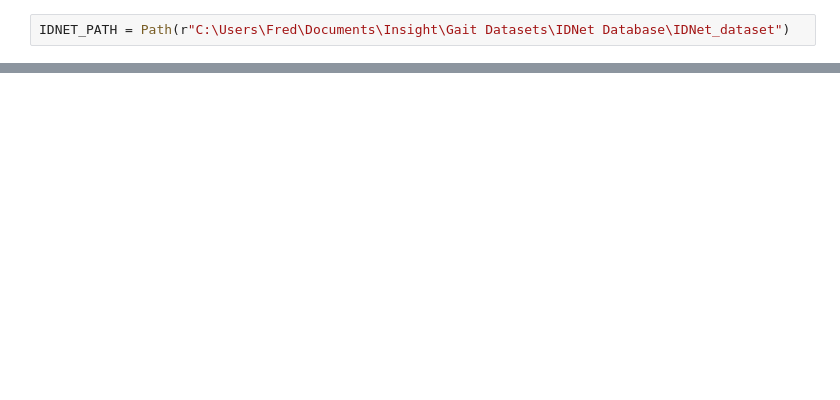
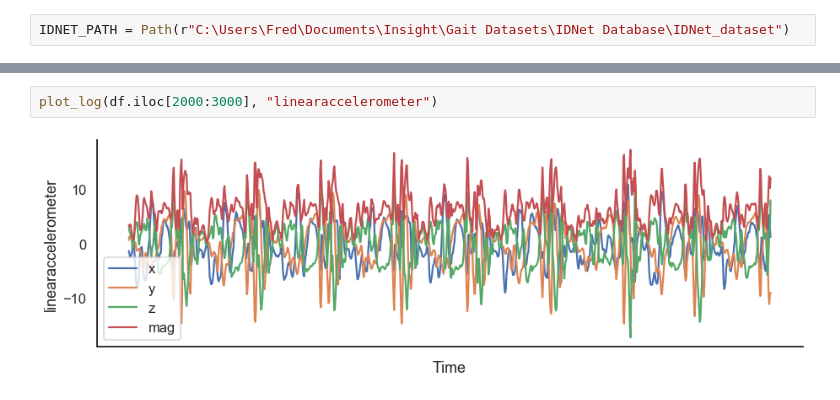
Before and after one commit to f--f/gaitkeeper, a Jupyter notebook: notebooks/1-exploratory-data-analysis.ipynb, the cells around one changed output, grey strips where cells are left out. Cells and saved outputs as stored; diff of their text form; blank space fills up the shorter version.

```diff
--- a/notebooks/1-exploratory-data-analysis.ipynb
+++ b/notebooks/1-exploratory-data-analysis.ipynb
@@ -37,0 +63,4 @@ f.savefig("acc.png", dpi=300, bbox_inches="tight")
+# %%
+plot_log(df.iloc[2000:3000], "linearaccelerometer")
+# %% [output]
+[figure, added]
```
Also changed, not shown: parts of 9 cells of this notebook.
